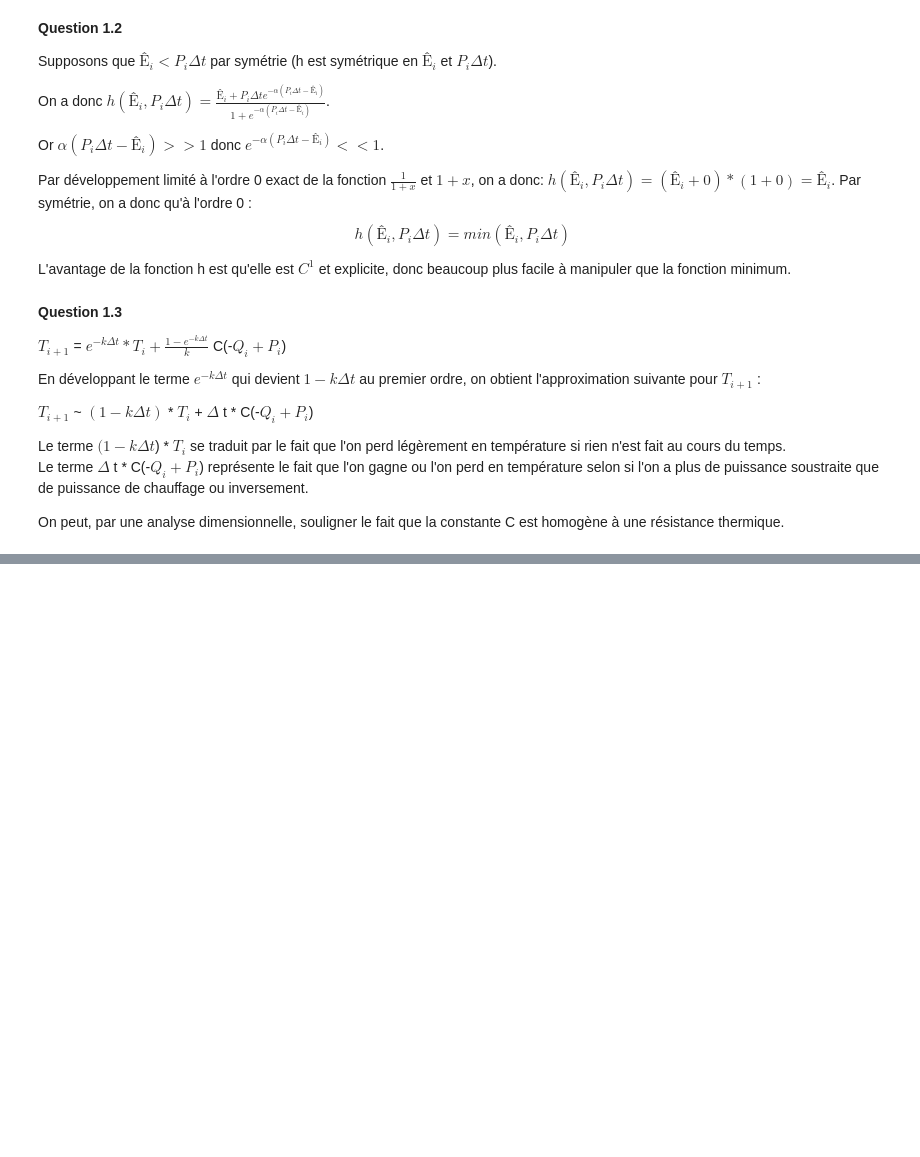
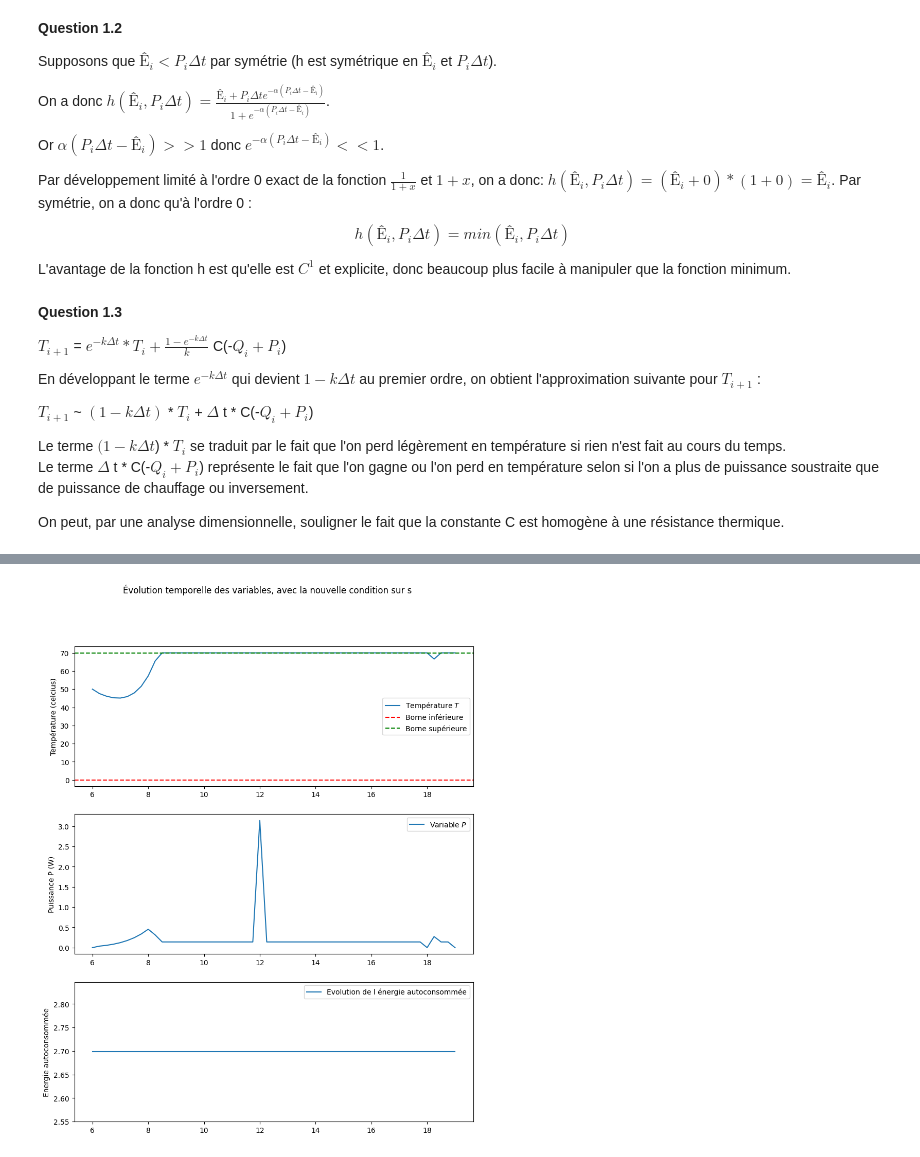
Before and after one commit to ofondeur/opti_projet, a Jupyter notebook: rendu.ipynb, the cells around one changed output, grey strips where cells are left out. Saved outputs shown, nothing was run; the diff lists cells and outputs as text; code cells hidden in the pictures; blank space fills up the shorter version.

```diff
--- a/rendu.ipynb
+++ b/rendu.ipynb
@@ -166,0 +190,86 @@ Total number of inequality constraints...............:      212
+# %%
+t0,tf=6,19
+alpha=100
+k=0.2
+Tsat,Tin=70,50
+Tf=Tsat
+C=100
+Pm=3000
+pas=0.25
+N=int((tf-t0)/pas)
+nb_point=N+1
+Q=np.zeros((N,1))
+Q[24]=3
+Epv=np.array([2*np.exp(-((t-13)**2)/9) for t in np.arange(t0,tf+pas,pas)])
+T=np.zeros((nb_point,1))
+
+def h(Ei, Pi_fois_pas):
+    return((Ei*np.exp(-alpha*Ei)+Pi_fois_pas*np.exp(-alpha*Pi_fois_pas))/(np.exp(-alpha*Ei)+np.exp(-alpha*Pi_fois_pas)))
+
+opti_cons = cs.Opti() #définition du problème d'optimisation
+P = opti_cons.variable(nb_point) #variable de décision
+T = opti_cons.variable(nb_point) #variable de décision
+s=opti_cons.variable(nb_point) #variable de décision supplémentaire
+opti_cons.subject_to(T[0] == Tin)
+f = 0 #on définit ce qu'on voudra minimiser
+for i in range(1,N+1):
+    f += -h(Epv[i],P[i]*pas)
+
+opti_cons.minimize(f) #fonction qui minimise f, en prenant en compte P et T
+
+#contraintes
+
+for i in range(N): #d'égalité
+    opti_cons.subject_to(T[i+1]==T[i]*np.exp(-k*pas)+((1-np.exp(-k*pas))/k)*C*(-Q[i]+P[i]))
+
+for i in range (N+1): #d'inégalité
+    opti_cons.subject_to(P[i]-Pm<=0)
+    opti_cons.subject_to(-P[i]<=0)
+    opti_cons.subject_to(T[i]-Tsat<=0)
+    opti_cons.subject_to(-T[i]<=0)
+    opti_cons.subject_to(s[i]-P[i]<=0) #contrainte supplémentaire
+    opti_cons.subject_to(s[i]- Epv[i]<=0) #contrainte supplémentaire
+
+opti_cons.subject_to(T[N] == Tf) #contrainte finale
+
+opti_cons.set_initial(T,Tin) #conditions initiales
+opti_cons.subject_to(P[N] == 0) #contrainte finale
+
+opti_cons.solver('ipopt') #méthode de résolution "ipopt"
+sol = opti_cons.solve() #je demande à calculer la solution
+
+#récupération des valeurs
+Ts_values = sol.value(T)
+fs_value = sol.value(f)
+Ps_values = sol.value(P)
+
+# Créer un tableau de temps
+#temps = np.arange(t0, tf+pas, pas)
+
+temps = np.arange(t0, tf+pas, pas)
+
+# Créer une figure et des sous-graphiques
+fig, axs = plt.subplots(3, 1, figsize=(10, 12))
+
+# Tracer l'évolution temporelle de T
+axs[0].plot(temps, Ts_values, label='Température $T$')
+axs[0].axhline(0, color='r', linestyle='--', label='Borne inférieure')
+axs[0].axhline(Tsat, color='g', linestyle='--', label='Borne supérieure')
+axs[0].set_ylabel('Température (celcius)')
+axs[0].legend()
+
+# Tracer l'évolution temporelle de P
+axs[1].plot(temps, Ps_values, label='Variable $P$')
+axs[1].set_ylabel('Puissance P (W)')
+axs[1].legend()
+
+# Tracer l'évolution temporelle de f
+axs[2].plot(temps, -fs_value * np.ones_like(temps), label='Evolution de l énergie autoconsommée')
+axs[2].set_ylabel('Energie autoconsommée')
+axs[2].legend()
+# Titre global
+plt.suptitle('Évolution temporelle des variables, avec la nouvelle condition sur s')
+
+# Afficher les graphiques
+plt.show()
+# %% [output]
@@ -166,0 +293 @@ Total number of inequality constraints...............:      212
+[figure, added]
```
Also changed, not shown: parts of 8 cells of this notebook.
